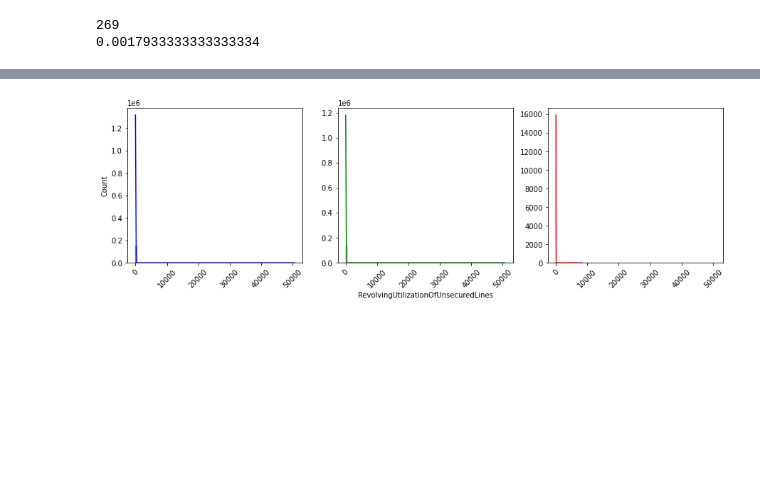
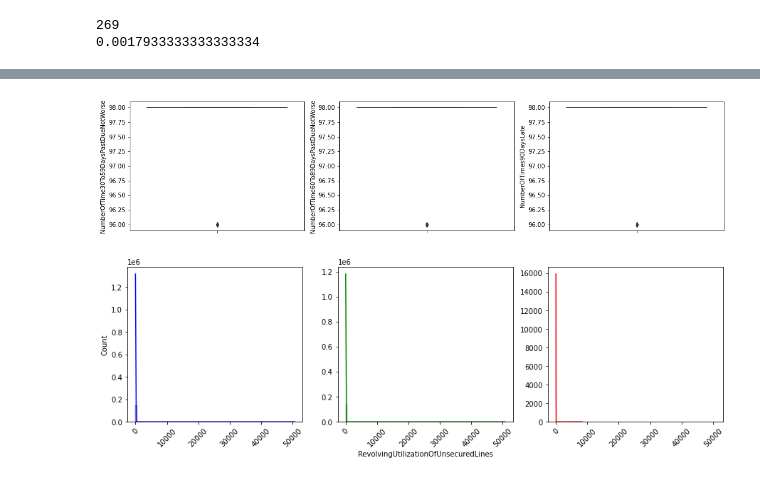
Before and after one commit to muqtafiakhmad/analysis-loan, a Jupyter notebook: profile.ipynb, the cells around one changed output, grey strips where cells are left out. Saved outputs shown, nothing was run; the diff lists cells and outputs as text; code cells hidden in the pictures; blank space fills up the shorter version.

Commit message:
add clusteringl; update outlier inspection;

```diff
--- a/profile.ipynb
+++ b/profile.ipynb
@@ -279,3 +268,15 @@ dataset_woutliers[['NumberOfTime30To59DaysPastDueNotWorse',
+# %%
+# draw outliers as boxplot
+# the shape is very similar, all of them are outliers
+fig, axs = plt.subplots(1, 3, figsize=(18,4))
+
+sns.boxplot(y=dataset_woutliers['NumberOfTime30To59DaysPastDueNotWorse'], ax=axs[0])
+sns.boxplot(y=dataset_woutliers['NumberOfTime60To89DaysPastDueNotWorse'], ax=axs[1])
+sns.boxplot(y=dataset_woutliers['NumberOfTimes90DaysLate'], ax=axs[2])
+
+plt.show()
+# %% [output]
+[figure, added]
 # %%
 # draw histogram
 # from quick look at the distribution
```
Also changed, not shown: parts of 1 cell of this notebook.
